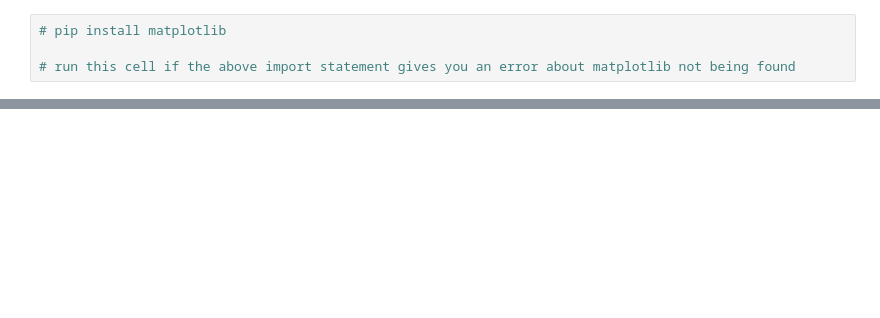
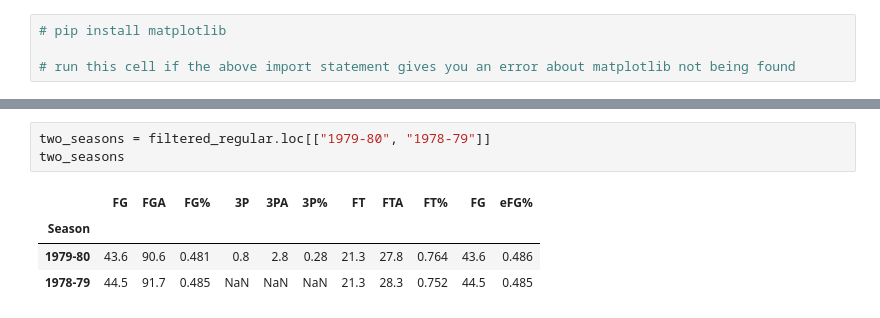
Before and after one commit to AidenLai2305/How-Have-NBA-Trends-Changed-Overtime, a Jupyter notebook: notebook.ipynb, the cells around one changed output, grey strips where cells are left out. Saved outputs shown, nothing was run; the diff lists cells and outputs as text; blank space fills up the shorter version.

```diff
--- a/notebook.ipynb
+++ b/notebook.ipynb
@@ -45,0 +147,8 @@ playoffs_df
+# %%
+two_seasons = filtered_regular.loc[["1979-80", "1978-79"]]
+two_seasons
+# %% [output]
+|  | FG | FGA | FG% | 3P | 3PA | 3P% | FT | FTA | FT% | FG | eFG% |
+| Season |  |  |  |  |  |  |  |  |  |  |  |
+| 1979-80 | 43.6 | 90.6 | 0.481 | 0.8 | 2.8 | 0.28 | 21.3 | 27.8 | 0.764 | 43.6 | 0.486 |
+| 1978-79 | 44.5 | 91.7 | 0.485 | NaN | NaN | NaN | 21.3 | 28.3 | 0.752 | 44.5 | 0.485 |
```
Also changed, not shown: parts of 19 cells of this notebook.
